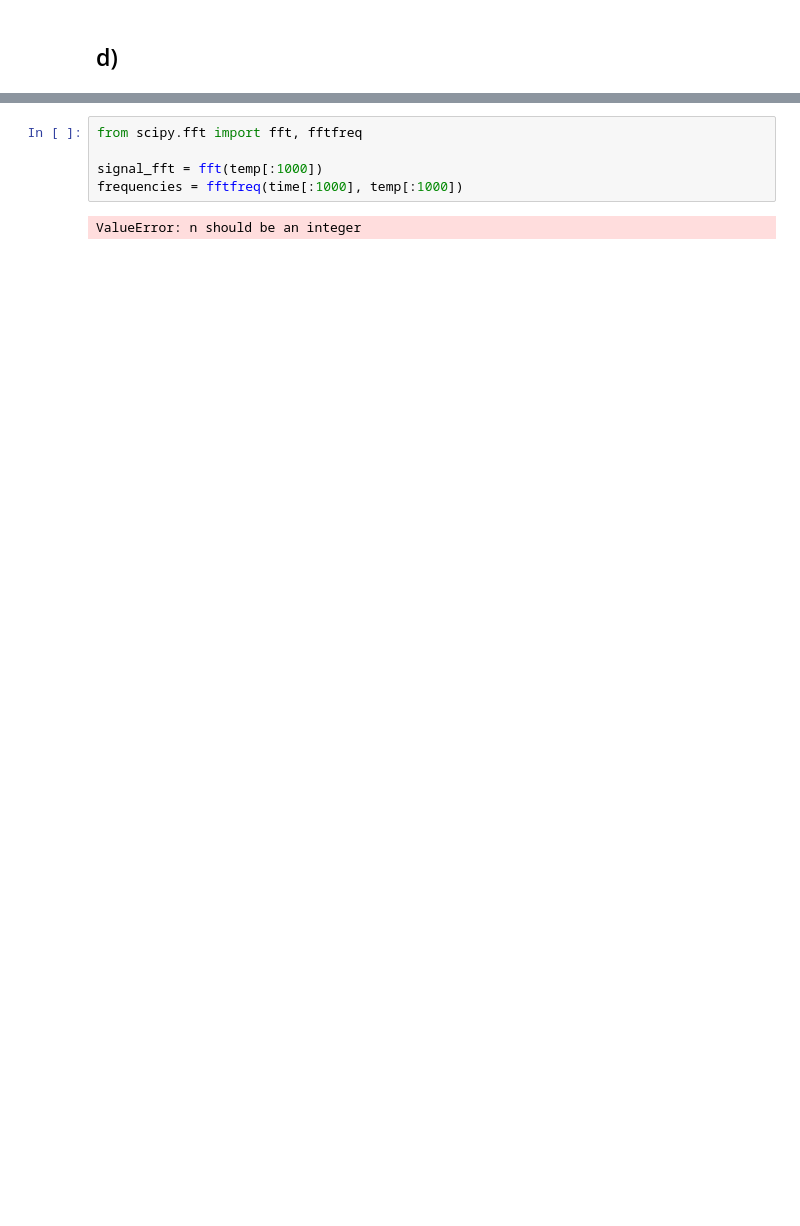
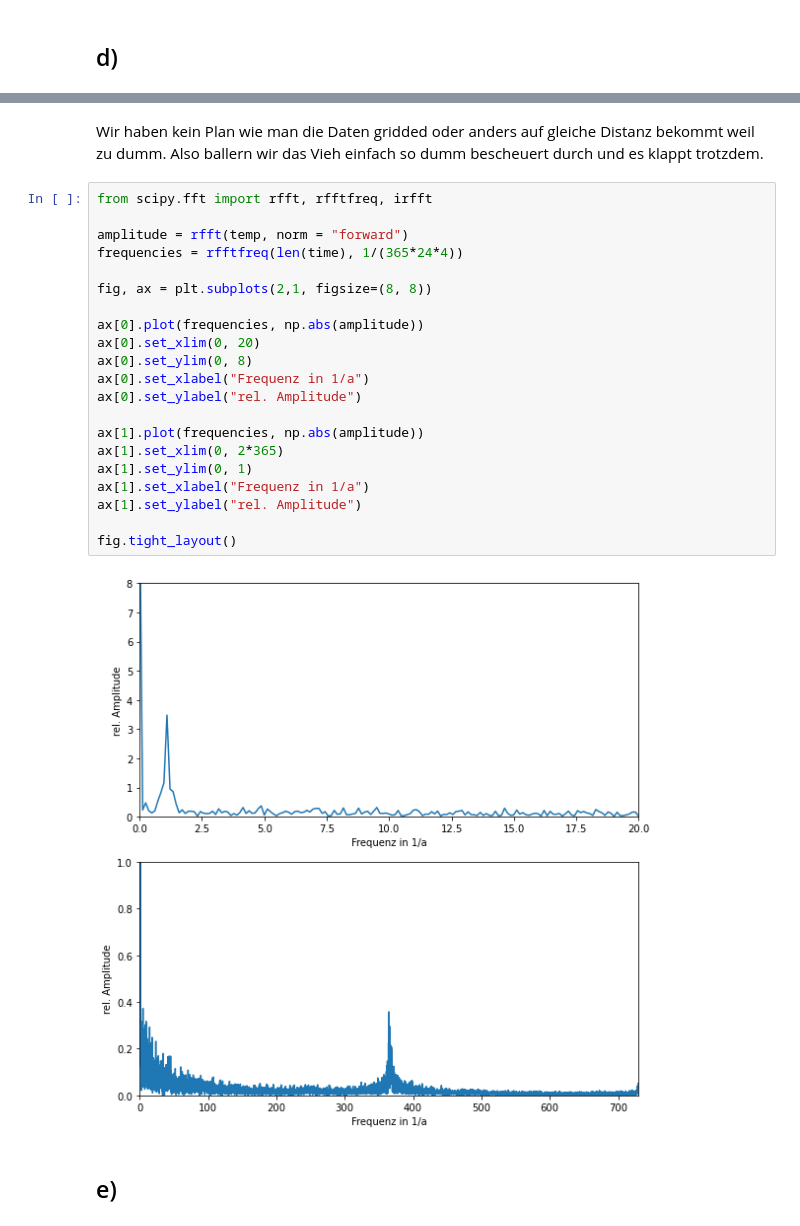
Before and after one commit to ttros/SMD, a Jupyter notebook: SMD B/10/Exercise 18.ipynb, the cells around one changed output, grey strips where cells are left out. Drawn from its saved outputs; the diff is of its cells as text; blank space fills up the shorter version.

```diff
--- a/SMD B/10/Exercise 18.ipynb
+++ b/SMD B/10/Exercise 18.ipynb
@@ -86,7 +74,28 @@ ValueError: A value in x_new is above the interpolation range.
+# %% [markdown]
+Wir haben kein Plan wie man die Daten gridded oder anders auf gleiche Distanz bekommt weil zu dumm.
+Also ballern wir das Vieh einfach so dumm bescheuert durch und es klappt trotzdem.
 # %%
-from scipy.fft import fft, fftfreq
+from scipy.fft import rfft, rfftfreq, irfft
 
-signal_fft = fft(temp[:1000])
-frequencies = fftfreq(time[:1000], temp[:1000])
+amplitude = rfft(temp, norm = "forward")
+frequencies = rfftfreq(len(time), 1/(365*24*4))
+
+fig, ax = plt.subplots(2,1, figsize=(8, 8))
+
+ax[0].plot(frequencies, np.abs(amplitude))
+ax[0].set_xlim(0, 20)
+ax[0].set_ylim(0, 8)
+ax[0].set_xlabel("Frequenz in 1/a")
+ax[0].set_ylabel("rel. Amplitude")
+
+ax[1].plot(frequencies, np.abs(amplitude))
+ax[1].set_xlim(0, 2*365)
+ax[1].set_ylim(0, 1)
+ax[1].set_xlabel("Frequenz in 1/a")
+ax[1].set_ylabel("rel. Amplitude")
+
+fig.tight_layout()
 # %% [output]
-ValueError: n should be an integer
+[figure, added]
+# %% [markdown]
+## e)
```
Also changed, not shown: parts of 13 cells of this notebook.
